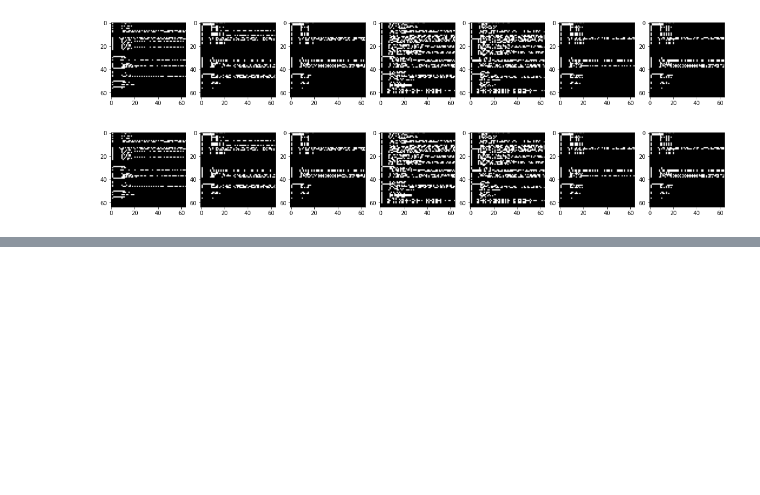
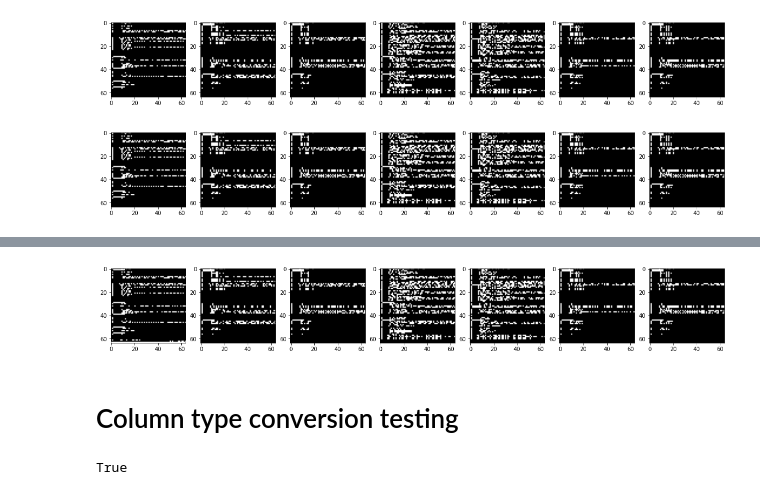
Before and after one commit to Colorado-Mesa-University-Cybersecurity/BinaryImageTransformation, a Jupyter notebook: algorithms/algorithm_speedup/evaluation.ipynb, the cells around one changed output, grey strips where cells are left out. Saved outputs shown, nothing was run; the diff lists cells and outputs as text; code cells hidden in the pictures; blank space fills up the shorter version.

```diff
--- a/algorithms/algorithm_speedup/evaluation.ipynb
+++ b/algorithms/algorithm_speedup/evaluation.ipynb
@@ -92,0 +159,7 @@ display_images(new_results, 7)
+# %%
+df = read_dataframe('/mnt/sda1/all-cleaned-for-t2i.csv', 10)
+# %%
+df.iloc[0,-1] = True
+df.iloc[0,-2] = 10349
+df.iloc[0,-3] = 10349
+df.head(1)
@@ -92,0 +171,11 @@ display_images(new_results, 7)
+# %%
+feature_types = [0]*len(df.columns)
+feature_types[-2] = 1
+feature_types[-1] = 2
+res = convert_samples_to_binary_speedup(df, precision=64, one=128, zero=0, n_jobs=-1, feature_types=feature_types)
+# %%
+display_images(res, 7)
+# %% [output]
+[figure, added]
+# %% [markdown]
+# Column type conversion testing
@@ -92,0 +223,5 @@ display_images(new_results, 7)
+# %%
+correct_res = ['int', 'float', 'bool', 'other', 'float', 'other', 'other', 'other', 'int', 'float']
+print(res == correct_res)
+# %% [output]
+True
```
Also changed, not shown: parts of 5 cells of this notebook, 2 other files.
